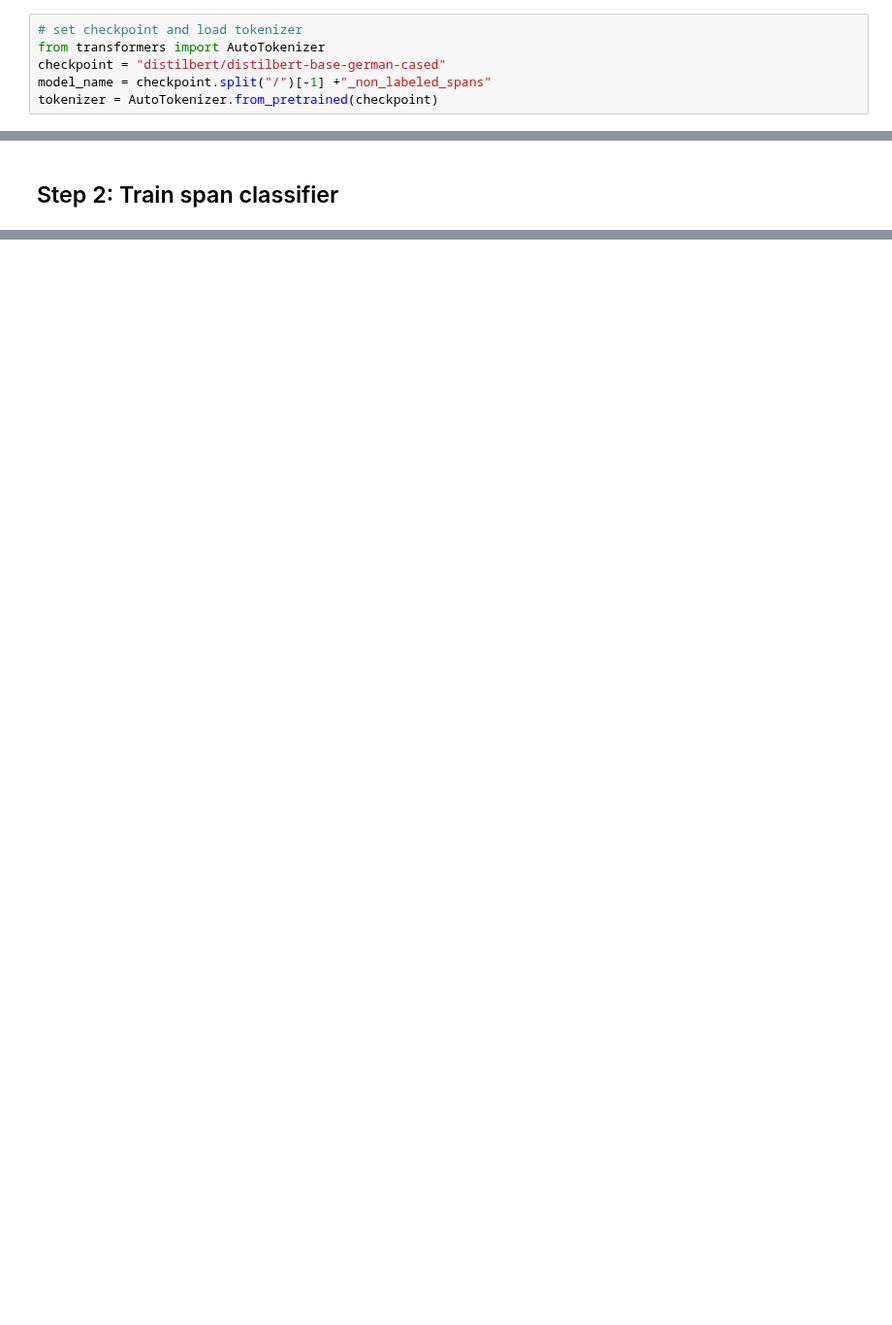
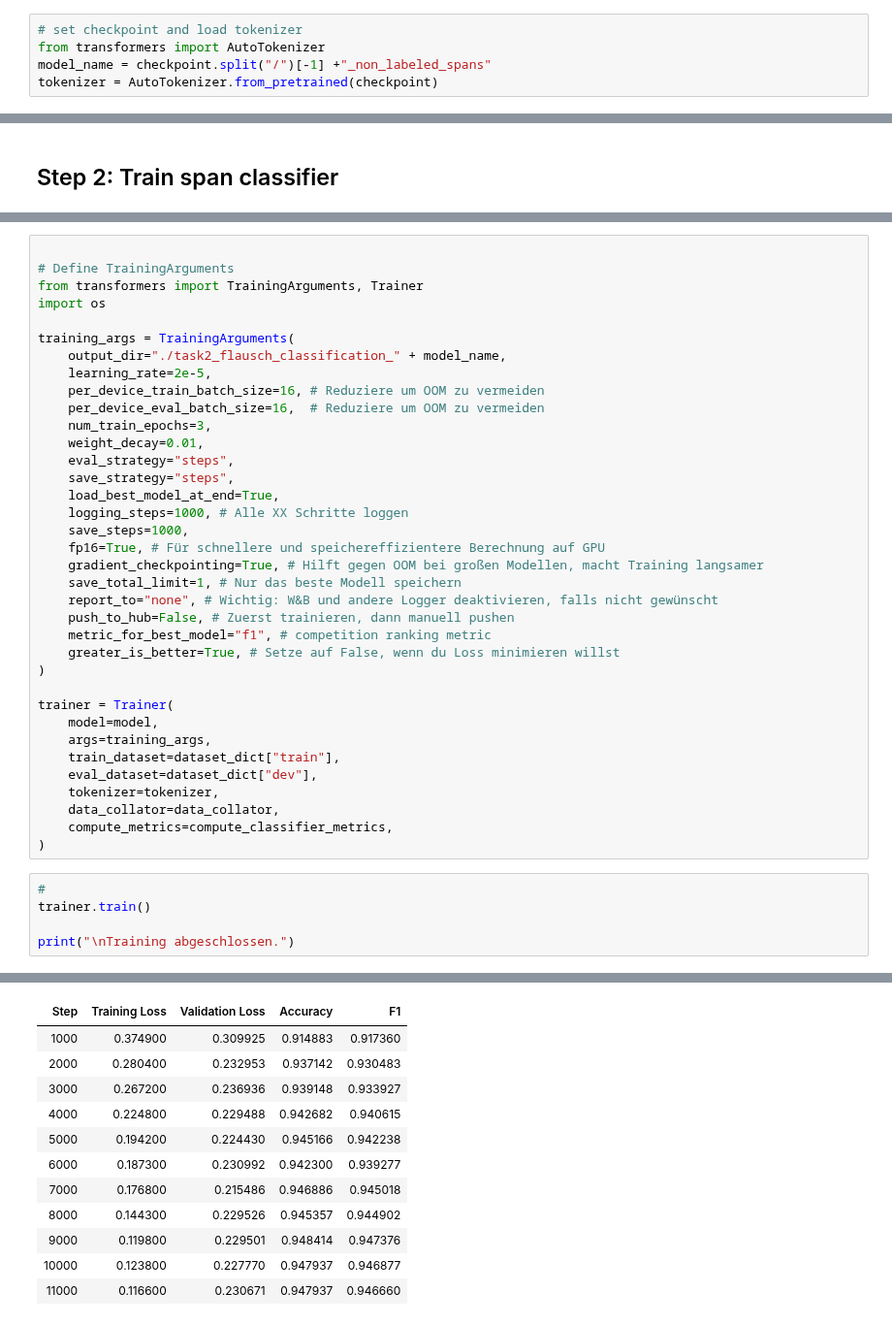
Before and after one commit to WiebkePetersen/GermevalFlausch, a Jupyter notebook: subtask2_span_detector_span_classifier.ipynb, the cells around one changed output, grey strips where cells are left out. Shown at 97% size. Cells and saved outputs as stored; diff of their text form; blank space fills up the shorter version.

```diff
--- a/subtask2_span_detector_span_classifier.ipynb
+++ b/subtask2_span_detector_span_classifier.ipynb
@@ -28,7 +46,6 @@ id2tag = {v: k for k, v in tag2id.items()}
 # %%
 # set checkpoint and load tokenizer
 from transformers import AutoTokenizer
-checkpoint = "distilbert/distilbert-base-german-cased"
 model_name = checkpoint.split("/")[-1] +"_non_labeled_spans"
 tokenizer = AutoTokenizer.from_pretrained(checkpoint)
 # %%
@@ -368,0 +566,42 @@ trainer.push_to_hub()
+# %%
+
+# Define TrainingArguments
+from transformers import TrainingArguments, Trainer
+import os
+
+training_args = TrainingArguments(
+    output_dir="./task2_flausch_classification_" + model_name,
+    learning_rate=2e-5,
+    per_device_train_batch_size=16, # Reduziere um OOM zu vermeiden
+    per_device_eval_batch_size=16,  # Reduziere um OOM zu vermeiden
+    num_train_epochs=3,
+    weight_decay=0.01,
+    eval_strategy="steps",
+    save_strategy="steps",
+    load_best_model_at_end=True,
+    logging_steps=1000, # Alle XX Schritte loggen
+    save_steps=1000,
+    fp16=True, # Für schnellere und speichereffizientere Berechnung auf GPU
+    gradient_checkpointing=True, # Hilft gegen OOM bei großen Modellen, macht Training langsamer
+    save_total_limit=1, # Nur das beste Modell speichern
+    report_to="none", # Wichtig: W&B und andere Logger deaktivieren, falls nicht gewünscht
+    push_to_hub=False, # Zuerst trainieren, dann manuell pushen
+    metric_for_best_model="f1", # competition ranking metric
+    greater_is_better=True, # Setze auf False, wenn du Loss minimieren willst
+)
+
+trainer = Trainer(
+    model=model,
+    args=training_args,
+    train_dataset=dataset_dict["train"],
+    eval_dataset=dataset_dict["dev"],
+    tokenizer=tokenizer,
+    data_collator=data_collator,
+    compute_metrics=compute_classifier_metrics,
+)
+# %%
+#
+trainer.train()
+
+print("\nTraining abgeschlossen.")
+# %% [output]
@@ -368,0 +609,12 @@ trainer.push_to_hub()
+| Step | Training Loss | Validation Loss | Accuracy | F1 |
+| 1000 | 0.374900 | 0.309925 | 0.914883 | 0.917360 |
+| 2000 | 0.280400 | 0.232953 | 0.937142 | 0.930483 |
+| 3000 | 0.267200 | 0.236936 | 0.939148 | 0.933927 |
+| 4000 | 0.224800 | 0.229488 | 0.942682 | 0.940615 |
+| 5000 | 0.194200 | 0.224430 | 0.945166 | 0.942238 |
+| 6000 | 0.187300 | 0.230992 | 0.942300 | 0.939277 |
+| 7000 | 0.176800 | 0.215486 | 0.946886 | 0.945018 |
+| 8000 | 0.144300 | 0.229526 | 0.945357 | 0.944902 |
+| 9000 | 0.119800 | 0.229501 | 0.948414 | 0.947376 |
+| 10000 | 0.123800 | 0.227770 | 0.947937 | 0.946877 |
+| 11000 | 0.116600 | 0.230671 | 0.947937 | 0.946660 |
```
Also changed, not shown: parts of 38 cells of this notebook.
